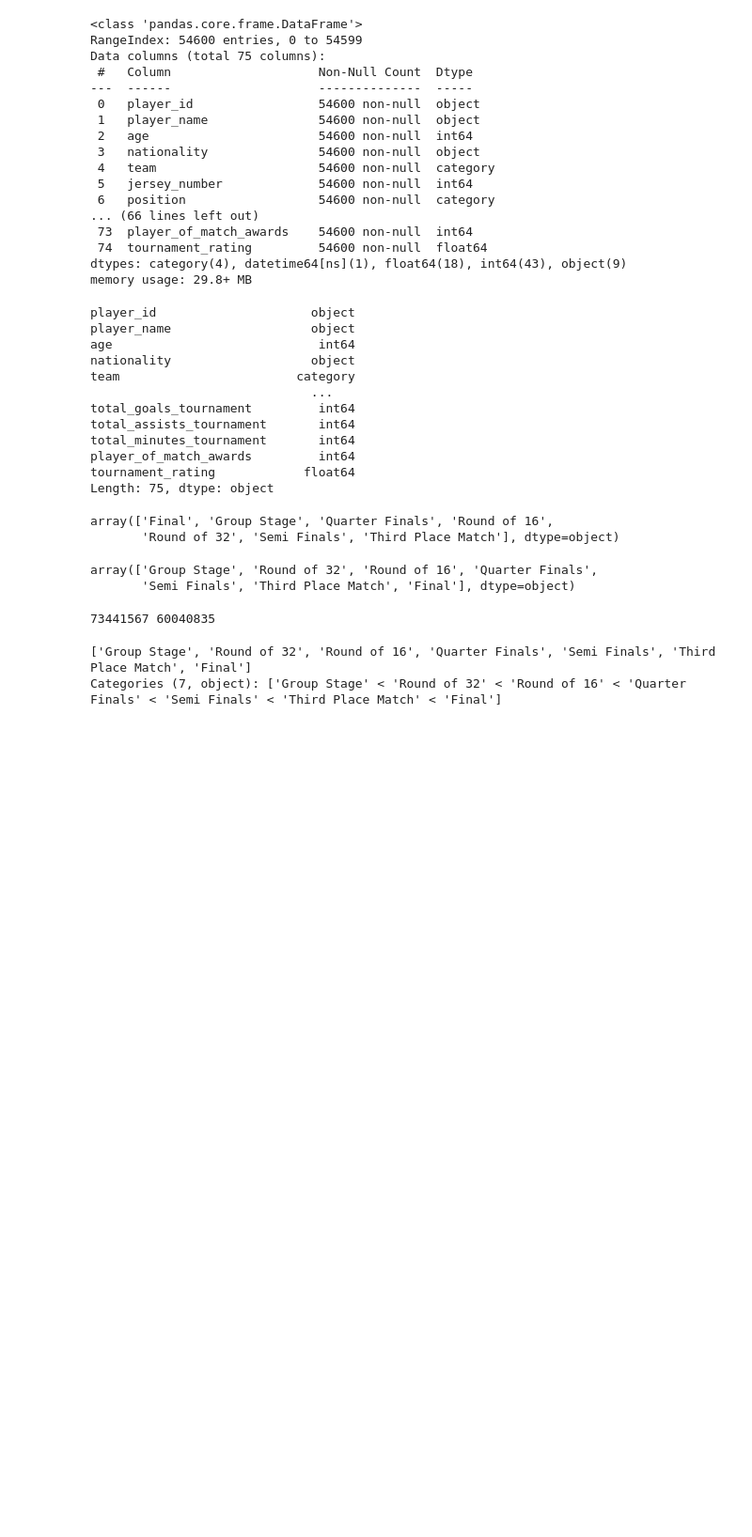
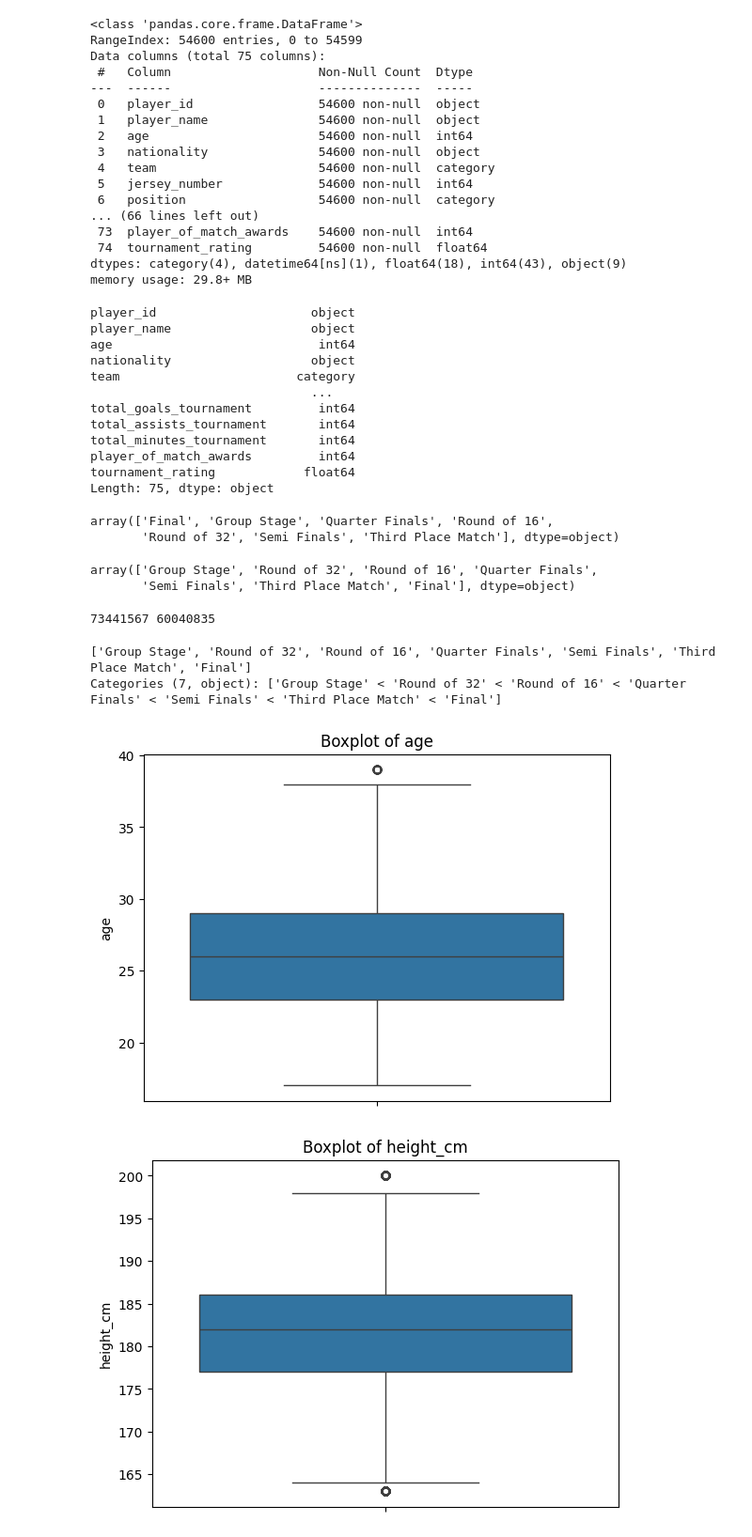
Before and after one commit to ebenezeryeboah/data-analysis-practice, a Jupyter notebook: 2026-fifa-world-cup.ipynb, the cells around one changed output. Shown at 94% size. Cells and saved outputs as stored; diff of their text form; code cells hidden in the pictures; blank space fills up the shorter version.

```diff
--- a/2026-fifa-world-cup.ipynb
+++ b/2026-fifa-world-cup.ipynb
@@ -239,0 +244,10 @@ Categories (7, object): ['Group Stage' < 'Round of 32' < 'Round of 16' < 'Quarte
+# %%
+vals = ['age', 'height_cm','weight_kg']
+# %%
+for i in vals:
+    sns.boxplot(df[i])
+    plt.title(f'Boxplot of {i}')
+    plt.show()
+# %% [output]
+[figure, added]
+[figure, added]
```
Also changed, not shown: parts of 7 cells of this notebook.
